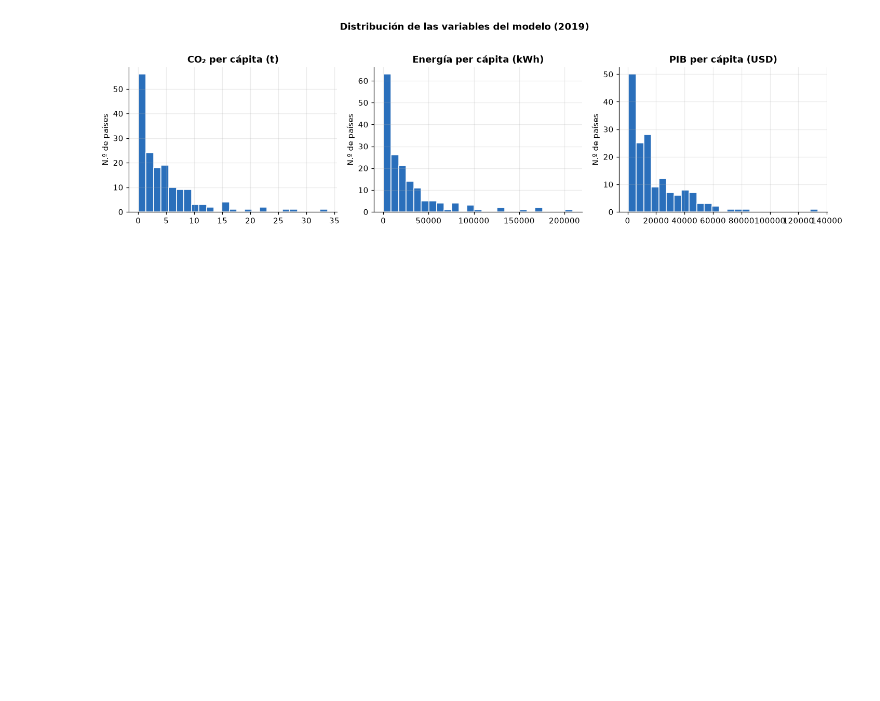
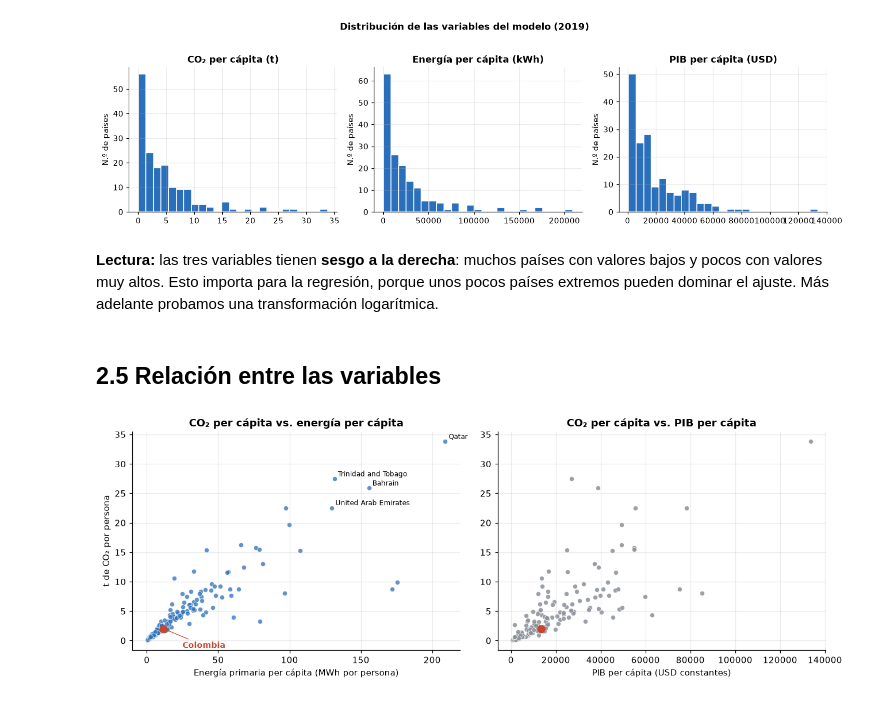
Before and after one commit to SebastianJerez18/proyecto-final-co2, a Jupyter notebook: notebooks/02_visualizacion.ipynb, the cells around one changed output. Cells and saved outputs as stored; diff of their text form; code cells hidden in the pictures; blank space fills up the shorter version.

```diff
--- a/notebooks/02_visualizacion.ipynb
+++ b/notebooks/02_visualizacion.ipynb
@@ -99,3 +99,30 @@ plt.suptitle(f"Distribución de las variables del modelo ({ANIO})", y=1.03, font
 plt.tight_layout(); plt.show()
 # %% [output]
 [figure]
+# %% [markdown]
+**Lectura:** las tres variables tienen **sesgo a la derecha**: muchos países con valores bajos y pocos con valores muy altos. Esto importa para la regresión, porque unos pocos países extremos pueden dominar el ajuste. Más adelante probamos una transformación logarítmica.
+# %% [markdown]
+## 2.5 Relación entre las variables
+# %%
+fig, axes = plt.subplots(1, 2, figsize=(12, 4.4))
+
+axes[0].scatter(limpio["energy_per_capita"] / 1000, limpio["co2_per_capita"], s=28, color=AZUL, alpha=0.75, edgecolor="white", lw=0.5)
+axes[0].set_title("CO₂ per cápita vs. energía per cápita")
+axes[0].set_xlabel("Energía primaria per cápita (MWh por persona)")
+axes[0].set_ylabel("t de CO₂ por persona")
+
+axes[1].scatter(limpio["gdp_per_capita"], limpio["co2_per_capita"], s=28, color=GRIS, alpha=0.85, edgecolor="white", lw=0.5)
+axes[1].set_title("CO₂ per cápita vs. PIB per cápita")
+axes[1].set_xlabel("PIB per cápita (USD constantes)")
+
+# Etiquetar solo unos pocos países para no saturar el gráfico
+for _, r in limpio.nlargest(4, "co2_per_capita").iterrows():
+    axes[0].annotate(r["country"], (r["energy_per_capita"] / 1000, r["co2_per_capita"]), fontsize=8, xytext=(4, 3), textcoords="offset points")
+col = limpio[limpio["country"] == "Colombia"].iloc[0]
+axes[0].scatter(col["energy_per_capita"] / 1000, col["co2_per_capita"], s=70, color=ROJO, zorder=3)
+axes[0].annotate("Colombia", (col["energy_per_capita"] / 1000, col["co2_per_capita"]), fontsize=9, color=ROJO, fontweight="bold", xytext=(22, -22), textcoords="offset points",
+                 arrowprops=dict(arrowstyle="-", color=ROJO, lw=0.8))
+axes[1].scatter(col["gdp_per_capita"], col["co2_per_capita"], s=70, color=ROJO, zorder=3)
+plt.tight_layout(); plt.show()
+# %% [output]
+[figure, added]
```
Also changed, not shown: parts of 2 cells of this notebook.
